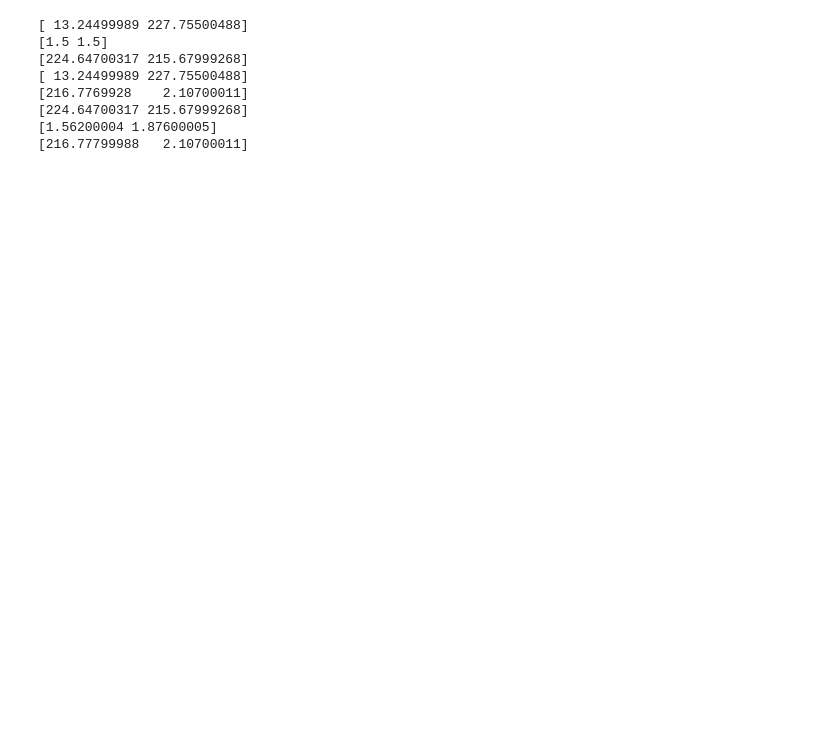
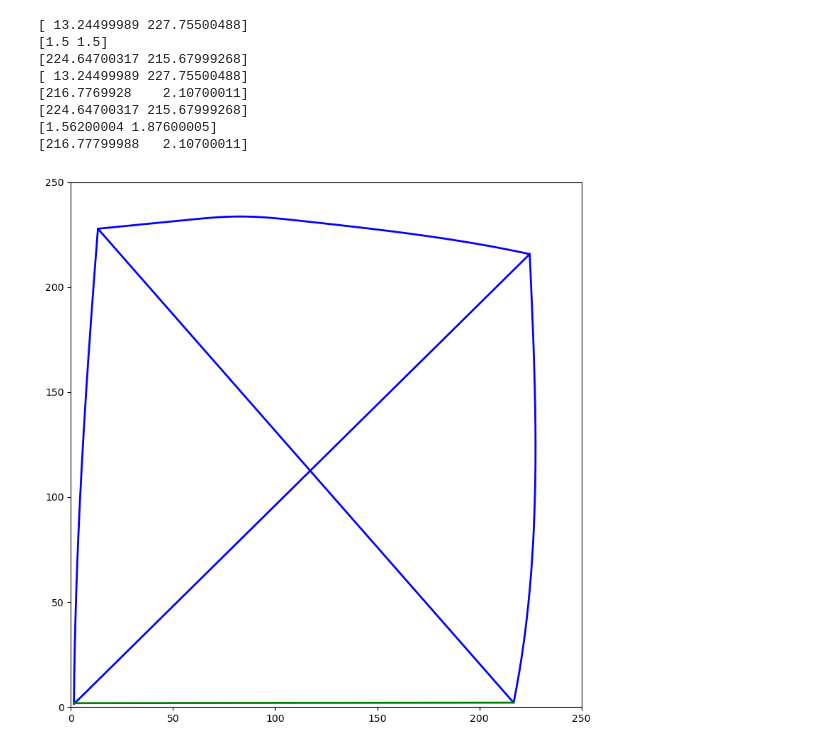
Before and after one commit to gauravginodia/Curvetopia_Zenith, a Jupyter notebook: regularization.ipynb, the cells around one changed output. Saved outputs shown, nothing was run; the diff lists cells and outputs as text; code cells hidden in the pictures; blank space fills up the shorter version.

```diff
--- a/regularization.ipynb
+++ b/regularization.ipynb
@@ -233,3 +254,23 @@ print(line[3][0][len(line[3][0])-1])
 [224.64700317 215.67999268]
 [1.56200004 1.87600005]
 [216.77799988   2.10700011]
+# %%
+
+def merge(line, order):
+    merged_lines = []
+    merged_points = []
+    for index in order:
+        merged_points.extend(line[index][0])
+    merged_lines.append([np.array(merged_points)])
+    for i in range(len(line)):
+        if i not in order:
+            merged_lines.append(line[i])
+
+    return merged_lines
+
+l=merge(line,[0,1,2])
+
+
+plot(l)
+# %% [output]
+[figure, added]
```
Also changed, not shown: parts of 8 cells of this notebook, 1 other file.
